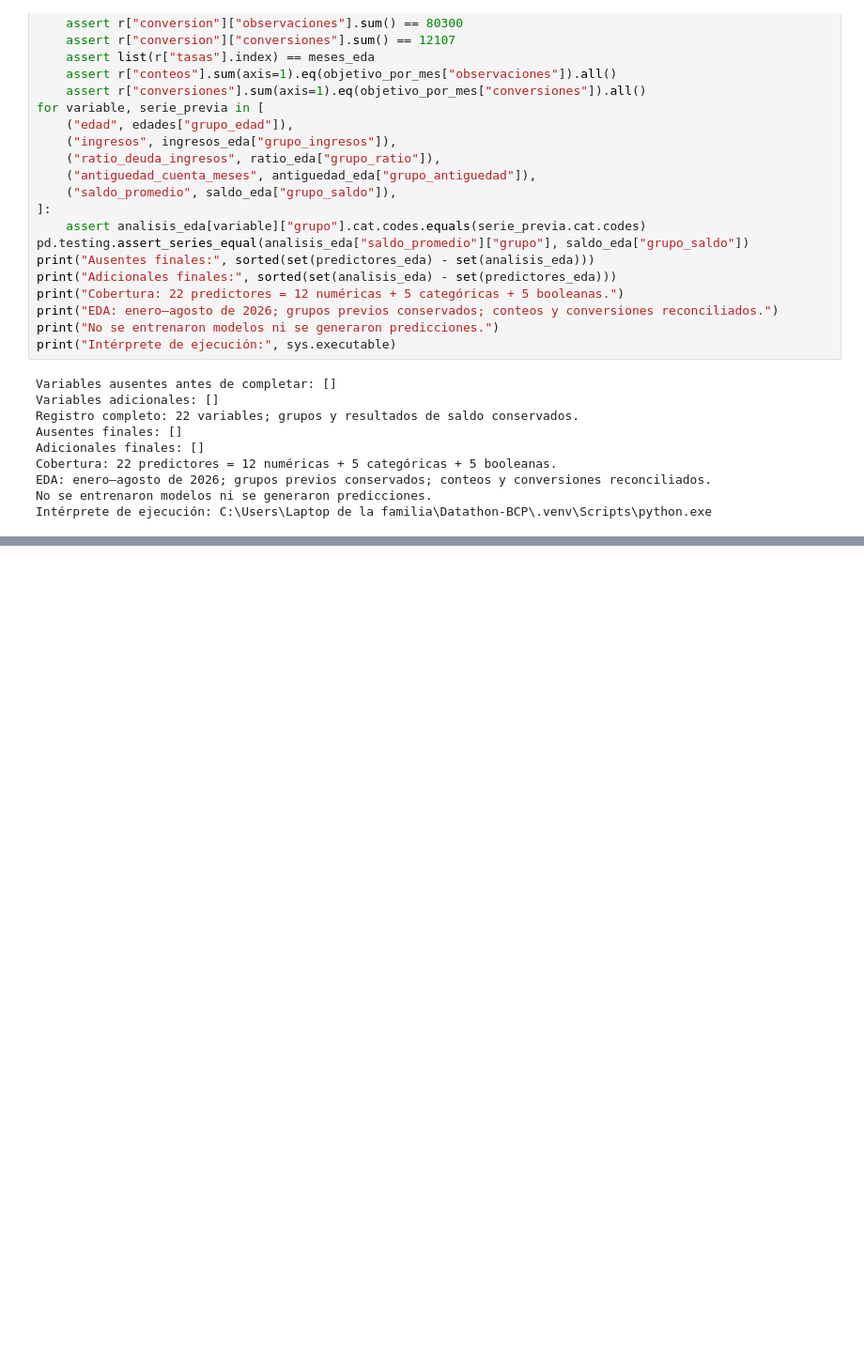
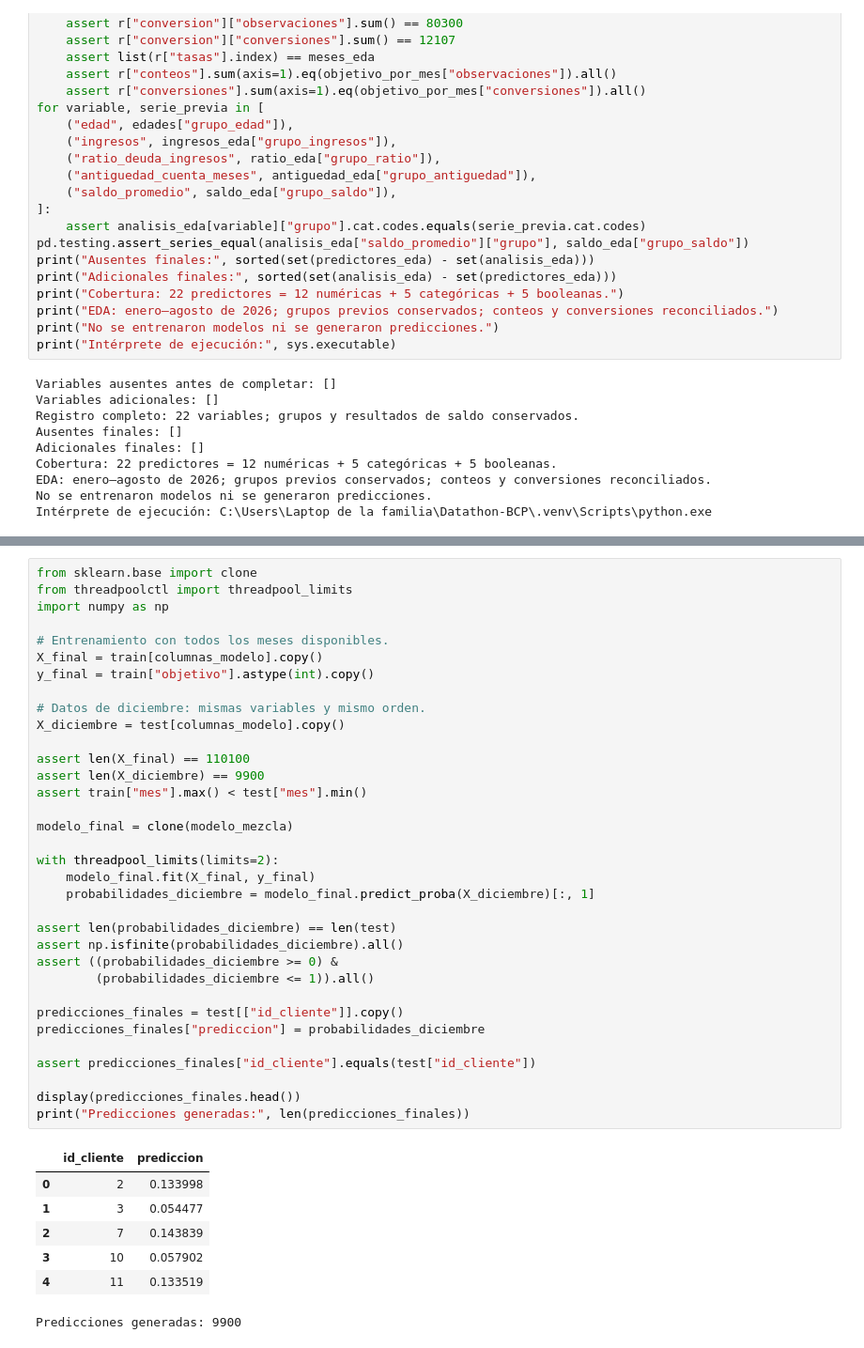
Before and after one commit to Favio-coder/Datathon-BCP, a Jupyter notebook: codigo/modelos/Gustavo/Modelo_Gustavo.ipynb, the cells around one changed output, grey strips where cells are left out. Shown at 94% size. Drawn from its saved outputs; the diff is of its cells as text; blank space fills up the shorter version.

```diff
--- a/codigo/modelos/Gustavo/Modelo_Gustavo.ipynb
+++ b/codigo/modelos/Gustavo/Modelo_Gustavo.ipynb
@@ -3120,0 +3603,42 @@ Intérprete de ejecución: C:\Users\Laptop de la familia\Datathon-BCP\.venv\Scri
+# %%
+from sklearn.base import clone
+from threadpoolctl import threadpool_limits
+import numpy as np
+
+# Entrenamiento con todos los meses disponibles.
+X_final = train[columnas_modelo].copy()
+y_final = train["objetivo"].astype(int).copy()
+
+# Datos de diciembre: mismas variables y mismo orden.
+X_diciembre = test[columnas_modelo].copy()
+
+assert len(X_final) == 110100
+assert len(X_diciembre) == 9900
+assert train["mes"].max() < test["mes"].min()
+
+modelo_final = clone(modelo_mezcla)
+
+with threadpool_limits(limits=2):
+    modelo_final.fit(X_final, y_final)
+    probabilidades_diciembre = modelo_final.predict_proba(X_diciembre)[:, 1]
+
+assert len(probabilidades_diciembre) == len(test)
+assert np.isfinite(probabilidades_diciembre).all()
+assert ((probabilidades_diciembre >= 0) &
+        (probabilidades_diciembre <= 1)).all()
+
+predicciones_finales = test[["id_cliente"]].copy()
+predicciones_finales["prediccion"] = probabilidades_diciembre
+
+assert predicciones_finales["id_cliente"].equals(test["id_cliente"])
+
+display(predicciones_finales.head())
+print("Predicciones generadas:", len(predicciones_finales))
+# %% [output]
+|  | id_cliente | prediccion |
+| 0 | 2 | 0.133998 |
+| 1 | 3 | 0.054477 |
+| 2 | 7 | 0.143839 |
+| 3 | 10 | 0.057902 |
+| 4 | 11 | 0.133519 |
+Predicciones generadas: 9900
```
Also changed, not shown: parts of 13 cells of this notebook.
